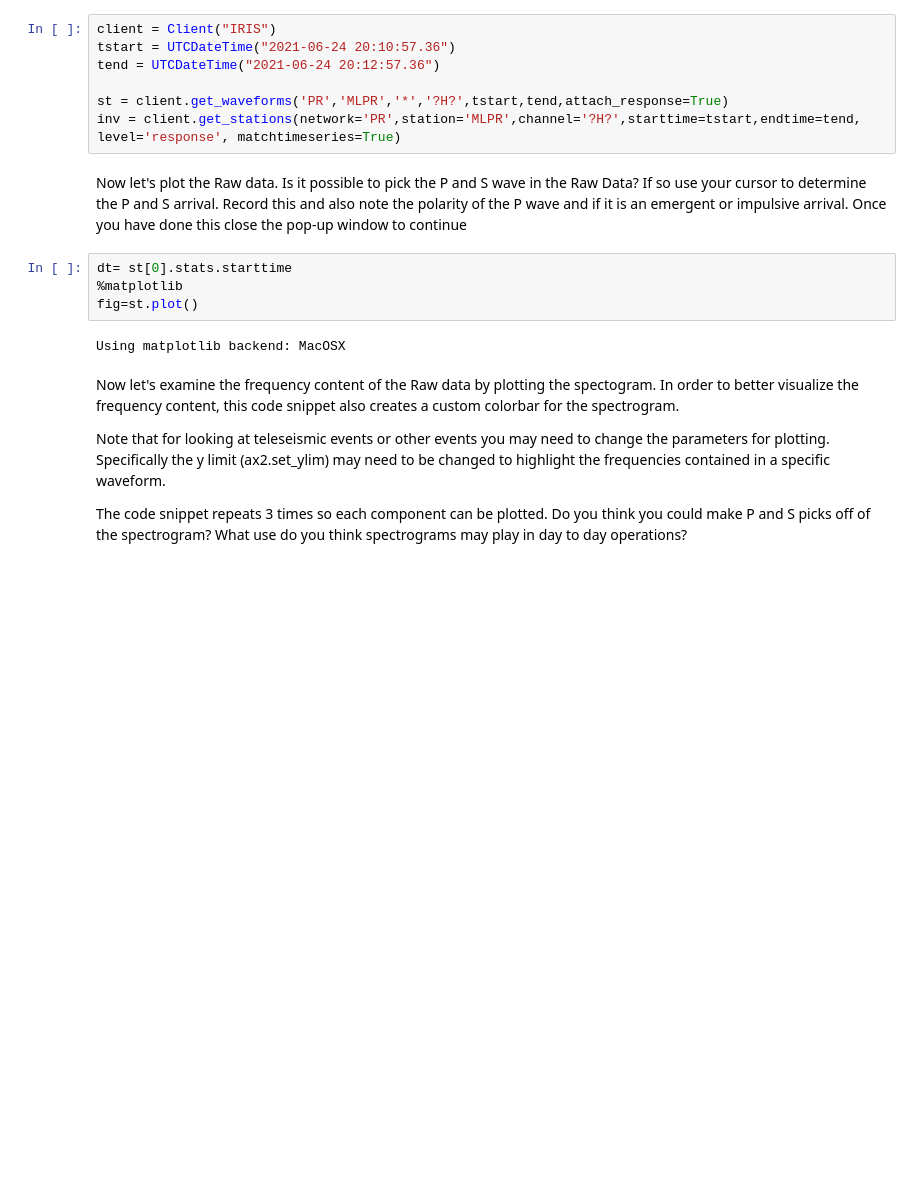
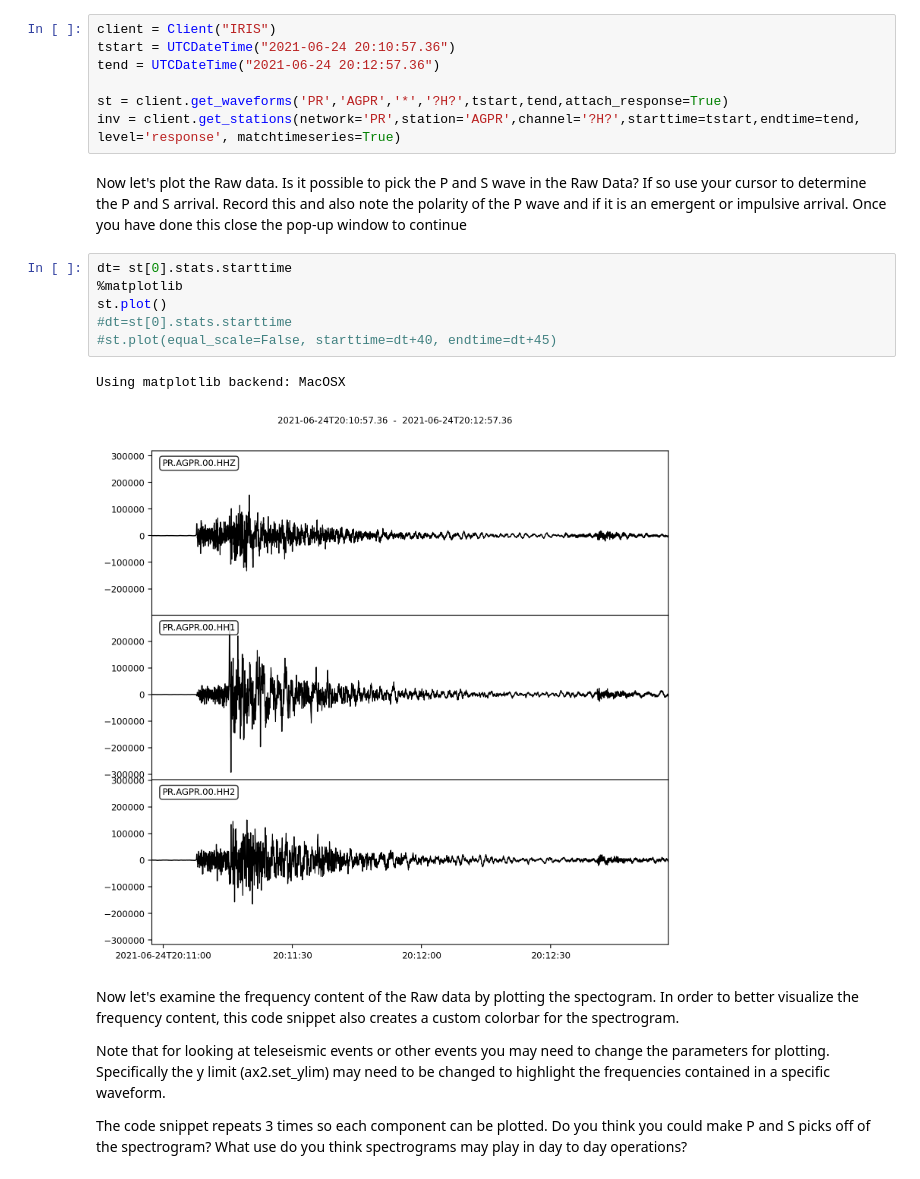
Before and after one commit to evanacore/IASPEI_SUMMER_2021, a Jupyter notebook: Activity_2/Filters_101.ipynb, the cells around one changed output. Cells and saved outputs as stored; diff of their text form; blank space fills up the shorter version.

```diff
--- a/Activity_2/Filters_101.ipynb
+++ b/Activity_2/Filters_101.ipynb
@@ -50,16 +50,19 @@ client = Client("IRIS")
 tstart = UTCDateTime("2021-06-24 20:10:57.36")
 tend = UTCDateTime("2021-06-24 20:12:57.36")
 
-st = client.get_waveforms('PR','MLPR','*','?H?',tstart,tend,attach_response=True)
-inv = client.get_stations(network='PR',station='MLPR',channel='?H?',starttime=tstart,endtime=tend, level='response', matchtimeseries=True)
+st = client.get_waveforms('PR','AGPR','*','?H?',tstart,tend,attach_response=True)
+inv = client.get_stations(network='PR',station='AGPR',channel='?H?',starttime=tstart,endtime=tend, level='response', matchtimeseries=True)
 # %% [markdown]
  Now let's plot the Raw data. Is it possible to pick the P and S wave in the Raw Data? If so use your cursor to determine the P and S arrival. Record this and also note the polarity of the P wave and if it is an emergent or impulsive arrival. Once you have done this close the pop-up window to continue
 # %%
 dt= st[0].stats.starttime
 %matplotlib
-fig=st.plot()
+st.plot()
+#dt=st[0].stats.starttime
+#st.plot(equal_scale=False, starttime=dt+40, endtime=dt+45)
 # %% [output]
 Using matplotlib backend: MacOSX
+[figure, added]
 # %% [markdown]
 Now let's examine the frequency content of the Raw data by plotting the spectogram. In order to better visualize the frequency content, this code snippet also creates a custom colorbar for the spectrogram.
 
```
Also changed, not shown: parts of 29 cells of this notebook.
